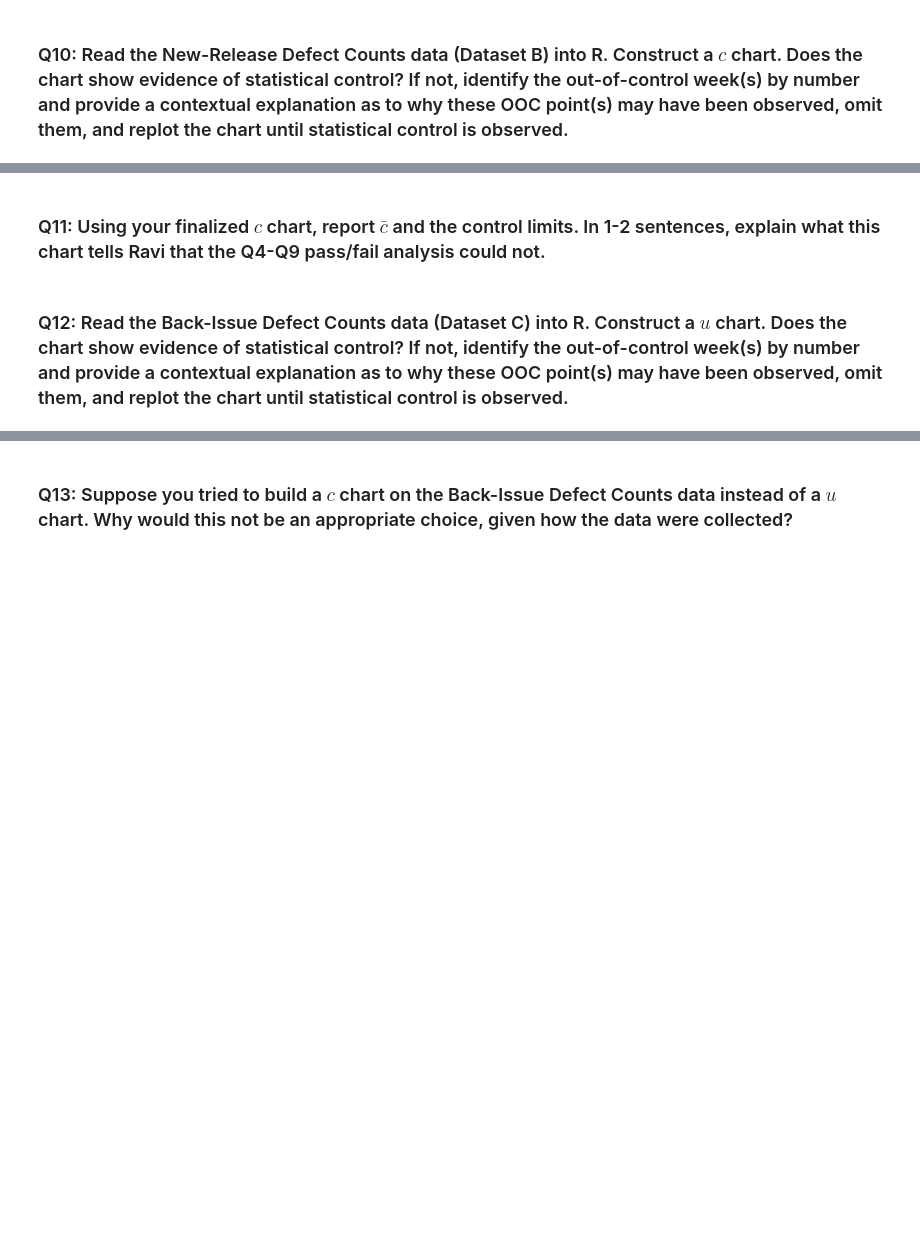
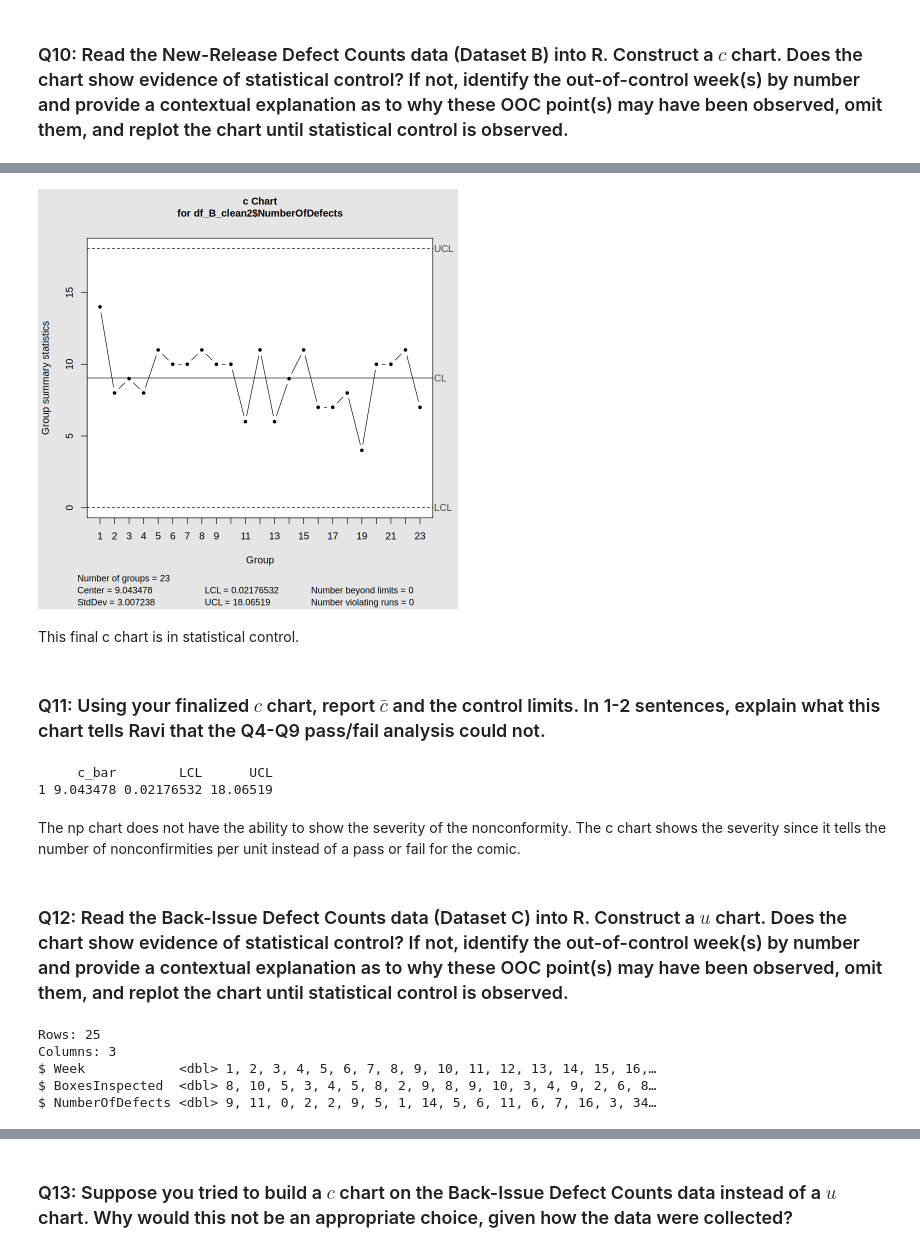
Before and after one commit to tchoud227/STAT-7110-Quality-Control, a Jupyter notebook: Assignments/HW3/STAT-7110-HW3.ipynb, the cells around one changed output, grey strips where cells are left out. Cells and saved outputs as stored; diff of their text form; code cells hidden in the pictures; blank space fills up the shorter version.

```diff
--- a/Assignments/HW3/STAT-7110-HW3.ipynb
+++ b/Assignments/HW3/STAT-7110-HW3.ipynb
@@ -252,8 +270,38 @@ NewRelease_defect <- qcc()
+# %%
+#omitting week 11
+df_B_clean2 <- df_B_clean |> slice(-11)
+newRelease_defect_clean2 <- qcc(df_B_clean2$NumberOfDefects,
+                         type="c",
+                         plot = TRUE)
+# %% [output]
+[figure, added]
+# %% [markdown]
+This final c chart is in statistical control.
 # %% [markdown]
 ### Q11: Using your finalized $c$ chart, report $\bar{c}$ and the control limits. In 1-2 sentences, explain what this chart tells Ravi that the Q4-Q9 pass/fail analysis could not.
 # %%
 ## Q11 Code ##
+phaseI_c_limits <- data.frame(
+  c_bar = newRelease_defect_clean2$center,
+  LCL   = newRelease_defect_clean2$limits[1],
+  UCL   = newRelease_defect_clean2$limits[2]
+)
+
+print(phaseI_c_limits)
+# %% [output]
+     c_bar        LCL      UCL
+1 9.043478 0.02176532 18.06519
+# %% [markdown]
+The np chart does not have the ability to show the severity of the nonconformity. The c chart shows the severity since it tells the number of nonconfirmities per unit instead of a pass or fail for the comic.
 # %% [markdown]
 ### Q12: Read the Back-Issue Defect Counts data (Dataset C) into R. Construct a $u$ chart. Does the chart show evidence of statistical control? If not, identify the out-of-control week(s) by number and provide a contextual explanation as to why these OOC point(s) may have been observed, omit them, and replot the chart until statistical control is observed.
 # %%
 ## Q12 Code ##
+df_C <- read_excel("RavisComics_BackIssueDefectCounts.xlsx")
+df_C |> glimpse()
+# %% [output]
+Rows: 25
+Columns: 3
+$ Week            <dbl> 1, 2, 3, 4, 5, 6, 7, 8, 9, 10, 11, 12, 13, 14, 15, 16,…
+$ BoxesInspected  <dbl> 8, 10, 5, 3, 4, 5, 8, 2, 9, 8, 9, 10, 3, 4, 9, 2, 6, 8…
+$ NumberOfDefects <dbl> 9, 11, 0, 2, 2, 9, 5, 1, 14, 5, 6, 11, 6, 7, 16, 3, 34…
```
Also changed, not shown: parts of 8 cells of this notebook.
